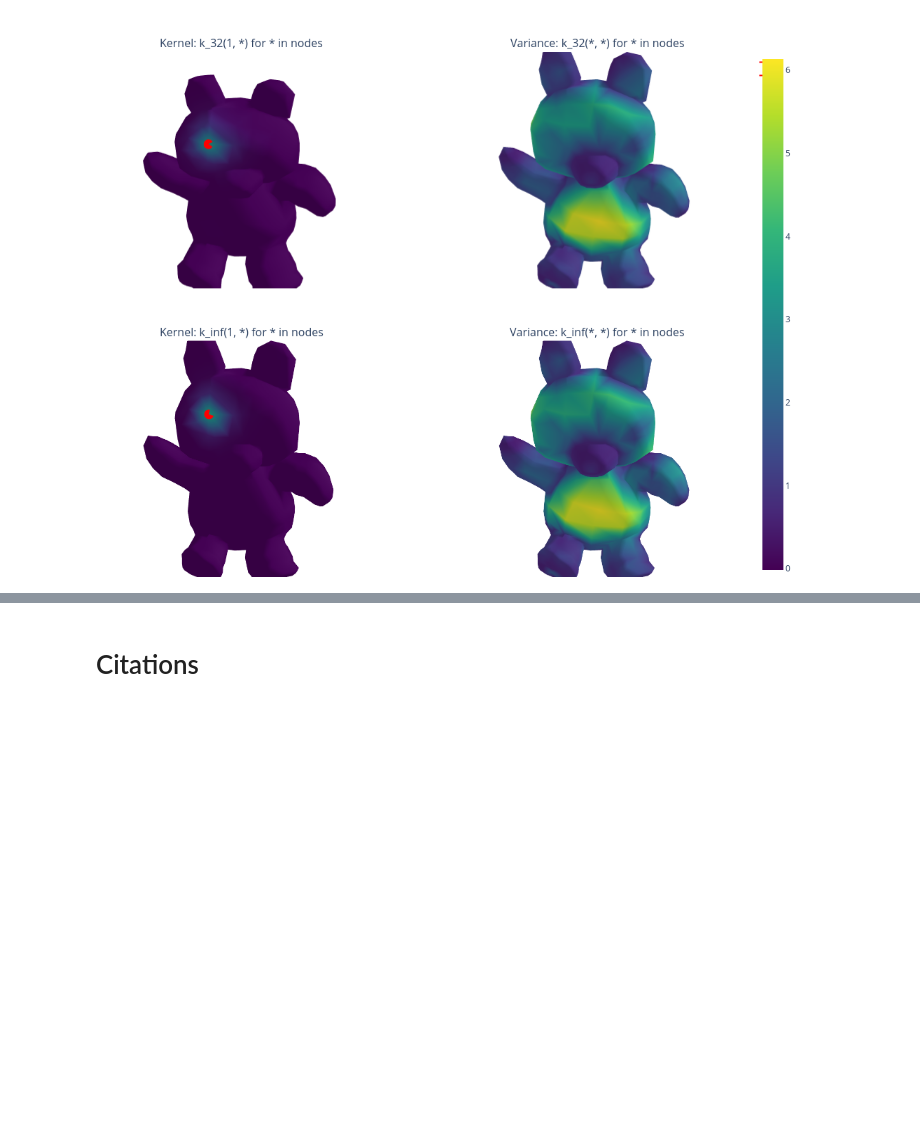
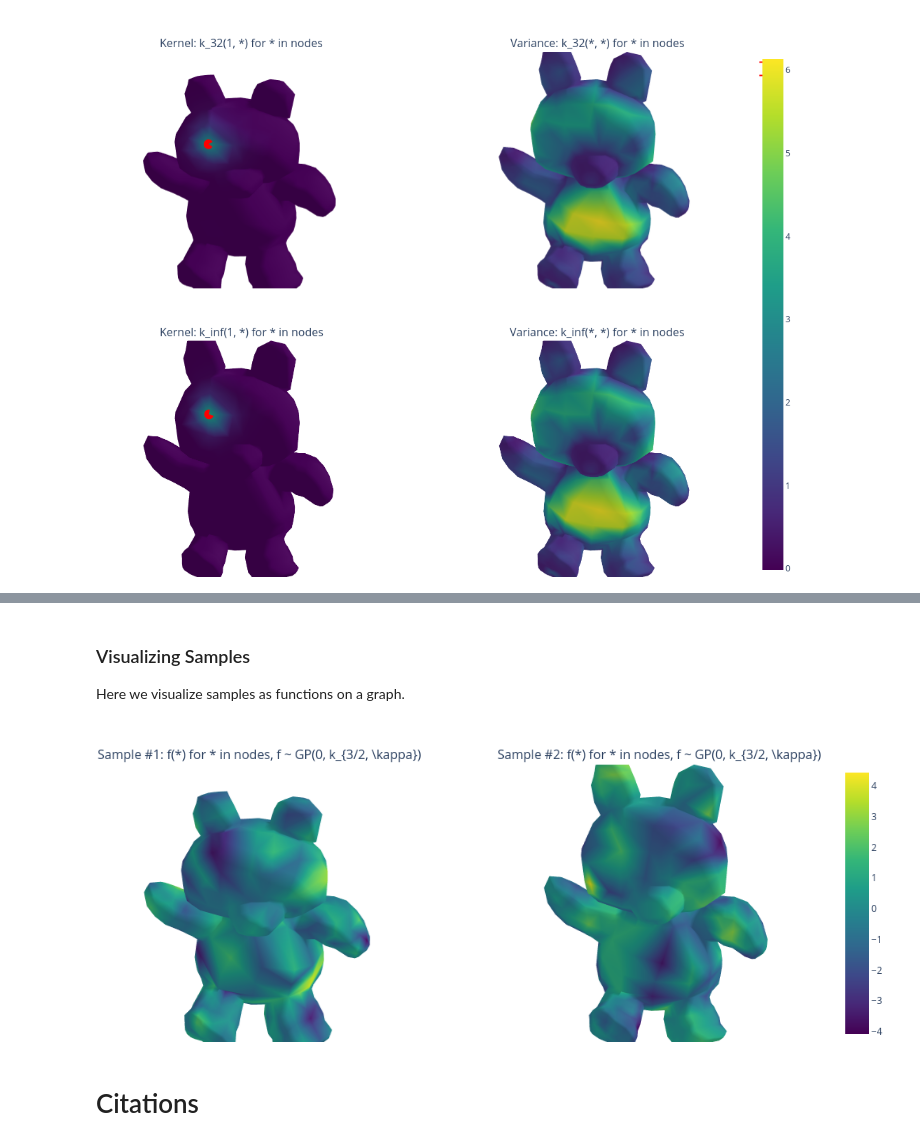
Before and after one commit to geometric-kernels/GeometricKernels, a Jupyter notebook: notebooks/Mesh.ipynb, the cells around one changed output, grey strips where cells are left out. Cells and saved outputs as stored; diff of their text form; code cells hidden in the pictures; blank space fills up the shorter version.

```diff
--- a/notebooks/Mesh.ipynb
+++ b/notebooks/Mesh.ipynb
@@ -41,7 +39,7 @@ INFO: Using numpy backend
 # %% [markdown]
 First, we create a GeometricKernels space that corresponds to a teddy bear mesh loaded from "../data/teddy.obj"
 # %%
-mesh = Mesh.load_mesh(str(Path.cwd().parent / "data" / "teddy.obj"))
+mesh = Mesh.load_mesh(str(Path.cwd() / "data" / "teddy.obj"))
 print("Number of vertices in the mesh:", mesh.num_vertices)
 # %% [output]
 Number of vertices in the mesh: 1598
@@ -278,0 +292,4 @@ fig.show('png', width=1000, height=800)
+# %%
+from geometric_kernels.kernels import default_feature_map
+
+feature_map = default_feature_map(mesh, kernel=kernel)
@@ -278,0 +354,14 @@ fig.show('png', width=1000, height=800)
+# %%
+from geometric_kernels.sampling import sampler
+
+sample_paths = sampler(feature_map, s=2)
+
+# introduce random state for reproducibility (optional)
+# `key` is jax's terminology
+key = np.random.RandomState(seed=1234)
+
+# new random state is returned along with the samples
+key, samples = sample_paths(xs, params_32, key=key)
+
+print('Two samples evaluated at the xs are:')
+print(samples)
@@ -279,3 +380,49 @@ fig.show('png', width=1000, height=800)
+# %% [markdown]
+### Visualizing Samples
+Here we visualize samples as functions on a graph.
+# %%
+key = np.random.RandomState(seed=1234)
+key, samples = sample_paths(other_points, params_32, key=key)
+
+sample1 = samples[:, 0]
+sample2 = samples[:, 1]
+
+# Set the colorbar limits:
+vmin = min(sample1.min(), sample2.min())
+vmax = max(sample1.max(), sample2.max())
+contours=dict(start=vmin, end=vmax)
+
+# Various plots as plotly traces
+sample1_plot = plot_mesh(mesh, vertices_colors=sample1, coloraxis = "coloraxis")
+sample2_plot = plot_mesh(mesh, vertices_colors=sample2, coloraxis = "coloraxis")
+
+# Setting up the layout
+fig = make_subplots(
+    rows=1, cols=2,
+    specs=[[{'type': 'surface'}, {'type': 'surface'}]],
+    subplot_titles=("Sample #1: f(*) for * in nodes, f ~ GP(0, k_{3/2, \kappa})",
+                    "Sample #2: f(*) for * in nodes, f ~ GP(0, k_{3/2, \kappa})",
+                   ),
+)
+
+# Adding the traces
+fig.add_trace(sample1_plot, row=1, col=1)
+fig.add_trace(sample2_plot, row=1, col=2)
+
+fig = update_figure(fig)
+
+fig.layout.scene1.camera = camera
+fig.layout.scene2.camera = camera
+
+
+fig.update_layout(
+    margin={'t': 50},
+    coloraxis = {'colorscale':'viridis'},
+)
+
+fig.show('png', width=1000, height=400)
+# %% [output]
+[figure, added]
 # %% [markdown]
 # Citations
 # %% [markdown]
```
Also changed, not shown: parts of 6 cells of this notebook, 3 other files.
